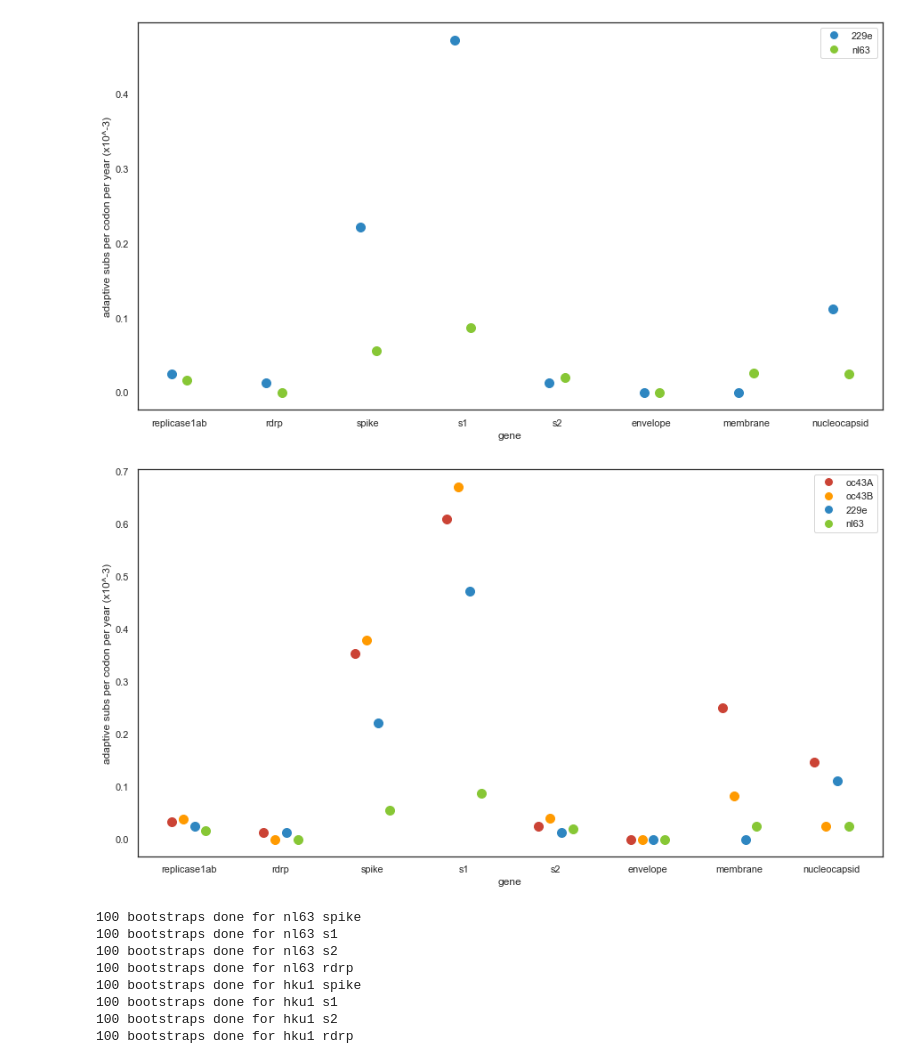
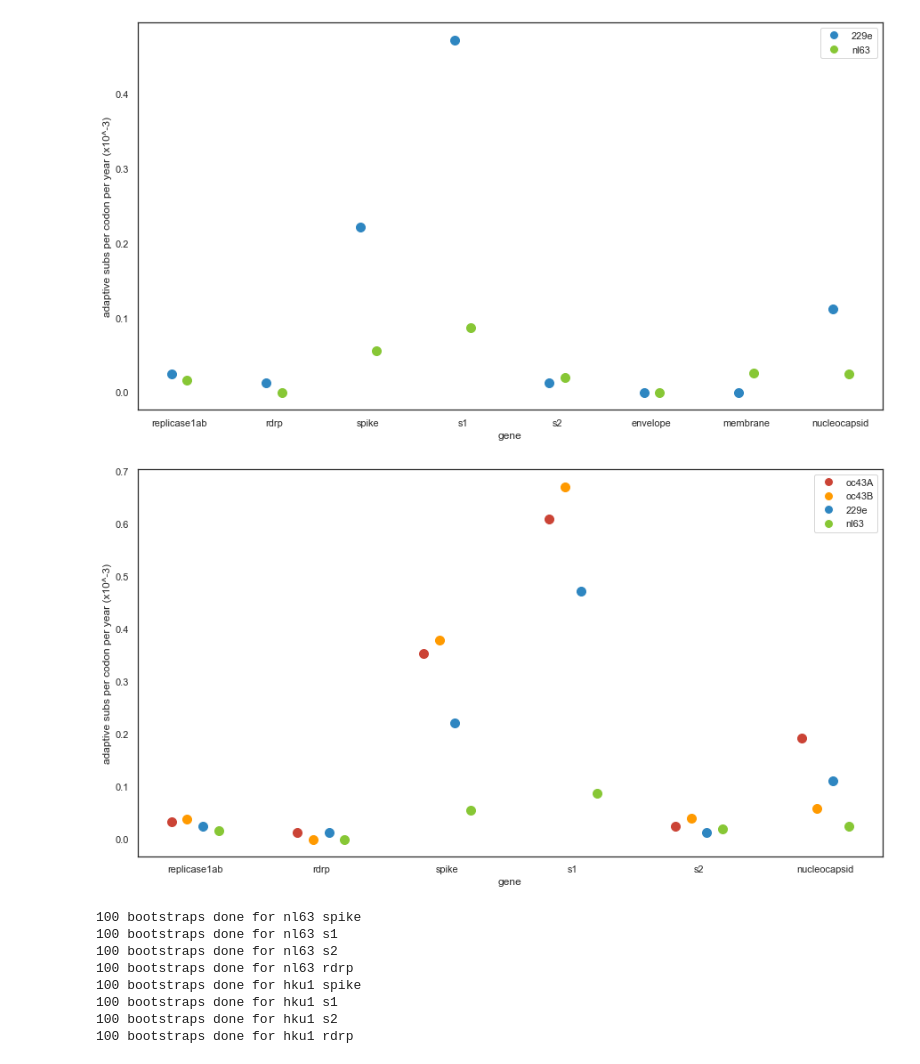
Before and after one commit to blab/seasonal-cov-adaptive-evolution, a Jupyter notebook: antigenic_evolution/bhatt_bootstrapping.ipynb, the cells around one changed output. Drawn from its saved outputs; the diff is of its cells as text; code cells hidden in the pictures.

```diff
--- a/antigenic_evolution/bhatt_bootstrapping.ipynb
+++ b/antigenic_evolution/bhatt_bootstrapping.ipynb
@@ -348,11 +388,14 @@ def calc_site_stats(alignment_sequences, outgroup_seq, outgroup_aa_seq, midfreq_
 
     return frequency_bins, fixation_scores, polymorphism_scores, replacement_scores, silent_scores
 # %%
-#M=rm/sm
-#not expected to vary through time provided that long-term effective population sizes remain sufficiently large
-#For each gene, calculate M by combining site count among time points
+def calc_m_ratio(cov, gene, window, clade, min_seqs, midfreq_high, midfreq_low, bootstrap, year_max=None, year_min= None):
+    """
+    Calculate the M ratio, needed for calculating 'a' in bhatt_estimators
+    M=rm/sm
+    Not expected to vary through time provided that long-term effective population sizes remain sufficiently large
+    For each gene, M is calculated by combining site count among time points
+    """
 
-def calc_m_ratio(cov, gene, window, clade, min_seqs, midfreq_high, midfreq_low, bootstrap, year_max=None, year_min= None):
     if gene=='spike' or gene=='s1':
         (virus_time_subset, alignment_time_subset,
          outgroup_seq, outgroup_aa_seq,
@@ -403,7 +446,16 @@ def calc_m_ratio(cov, gene, window, clade, min_seqs, midfreq_high, midfreq_low,
     return m_ratio
 # %%
 def bhatt_estimators(cov, gene, outgroup_seq, frequency_bins, year_windows, fixation_scores, polymorphism_scores, replacement_scores, silent_scores, m_ratio):
-
+    """
+    Calculate sf, rf, sh, rh, sm, rm, sl, rl (bhatt estimators)
+    Then calculate al, ah, af
+    Number of adaptive substitutions = af + ah
+    Calculate these values for each time window and return:
+    window_midpoint: middle year of time window
+    adaptive_substitutions: list of adaptive substitutions estimated for each time window
+    adaptive_substitutions_per_codon: list of adaptive substitutions per codon estimated for each time window
+    rate_of_adaptation: fit linear regression of adaptive_subtitutions_per_codon vs time
+    """
 
     #Initiate lists to store a values
     window_midpoint = []
@@ -477,6 +529,10 @@ def bhatt_estimators(cov, gene, outgroup_seq, frequency_bins, year_windows, fixa
     return window_midpoint, adaptive_substitutions, adaptive_substitutions_per_codon, rate_of_adaptation
 # %%
 def calc_bhatt_a(cov, gene, window, clade, min_seqs, midfreq_high, midfreq_low, bootstrap, year_max=None, year_min=None):
+    """
+    Run all functions to calculate 'a'
+    If data should be bootstrapped, also make bootstrapped outgroups and alignments and calculate 'a' on these
+    """
     #Get virus subset
     (virus_time_subset, alignment_time_subset,
      outgroup_seq, outgroup_aa_seq, year_windows, seqs_in_window) = subset_viruses(cov, gene,
@@ -775,7 +836,12 @@ plot_adaptive_subs_per_codon('oc43', ['spike', 's1', 's2', 'replicase1ab'],
 # %%
 #calculated as slope of adaptive subs per codon
 def plot_adaptive_subs_per_codon_per_year_slope(covs, genes, window, min_seqs, midfreq_high, midfreq_low, bootstrap, year_max=None, year_min=None, filename=None):
-
+    """
+    For any number of viruses and any number of genes, plot gene on x and adaptive subsititions per
+    codon per year on y, colored by virus.
+    Calculations will be saved as .json files in /bhatt_results directory so they do not have to be rerun
+    If new data is acquired for a virus, these will need to be deleted before rerunning this plotting function
+    """
     data_to_plot = []
 
     cov_clades = {'229e': [None], 'oc43': ['A', 'B'], 'nl63': [None], 'hku1': ['A', 'B']}
@@ -944,11 +1010,11 @@ plot_adaptive_subs_per_codon_per_year_slope(['229e', 'nl63'], ['replicase1ab', '
 [figure]
 # %%
 plot_adaptive_subs_per_codon_per_year_slope(['oc43', '229e', 'nl63'], ['replicase1ab', 'rdrp', 'spike', 's1',
-                                                                       's2', 'envelope', 'membrane', 'nucleocapsid'],
+                                                                       's2', 'nucleocapsid'],
                                             3, 2, 0.75, 0.15, False,
                                             year_max=None, year_min=None, filename='adaptation_rates_across_genes.png')
 # %% [output]
-[figure, old version]
+[figure, new version]
 # %%
 #calculated as slope of adaptive subs per codon
 def plot_adaptive_subs_per_codon_per_year_slope_no_hku1_lineages(covs, genes, window, min_seqs, midfreq_high, midfreq_low, bootstrap, year_max=None, year_min=None, filename=None):
```
Also changed, not shown: parts of 17 cells of this notebook, 37 other files.
